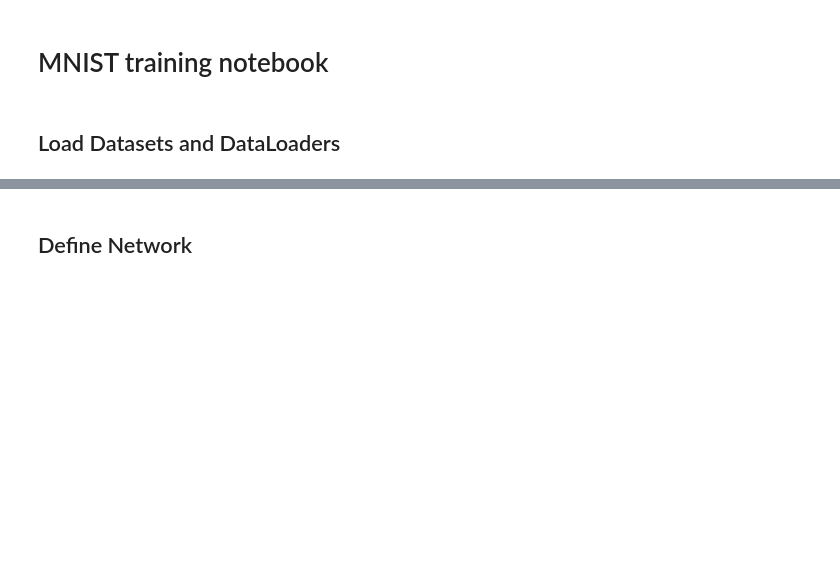
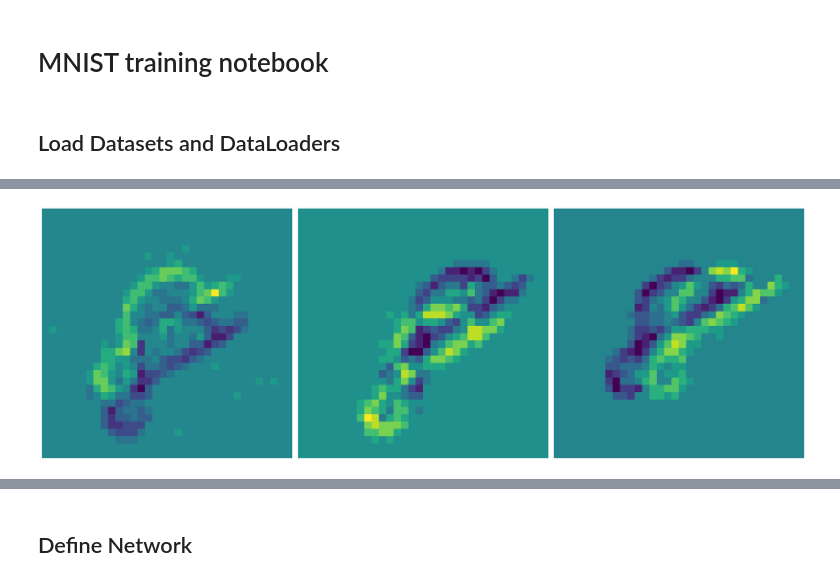
Before and after one commit to jl3720/hw-aware-eprop, a Jupyter notebook: notebooks/mnist_train.ipynb, the cells around one changed output, grey strips where cells are left out. Saved outputs shown, nothing was run; the diff lists cells and outputs as text; code cells hidden in the pictures; blank space fills up the shorter version.

```diff
--- a/notebooks/mnist_train.ipynb
+++ b/notebooks/mnist_train.ipynb
@@ -30,0 +78,9 @@ test_dataset = MNIST(datapath, train=False, transform=transform, download=False)
+# %%
+denoise_transform = tonic.transforms.Denoise(filter_time=10000)
+
+events_denoised = denoise_transform(events)
+frames_denoised = frame_transform(events_denoised)
+
+plot_frames(frames_denoised)
+# %% [output]
+[figure, added]
```
Also changed, not shown: parts of 17 cells of this notebook.
